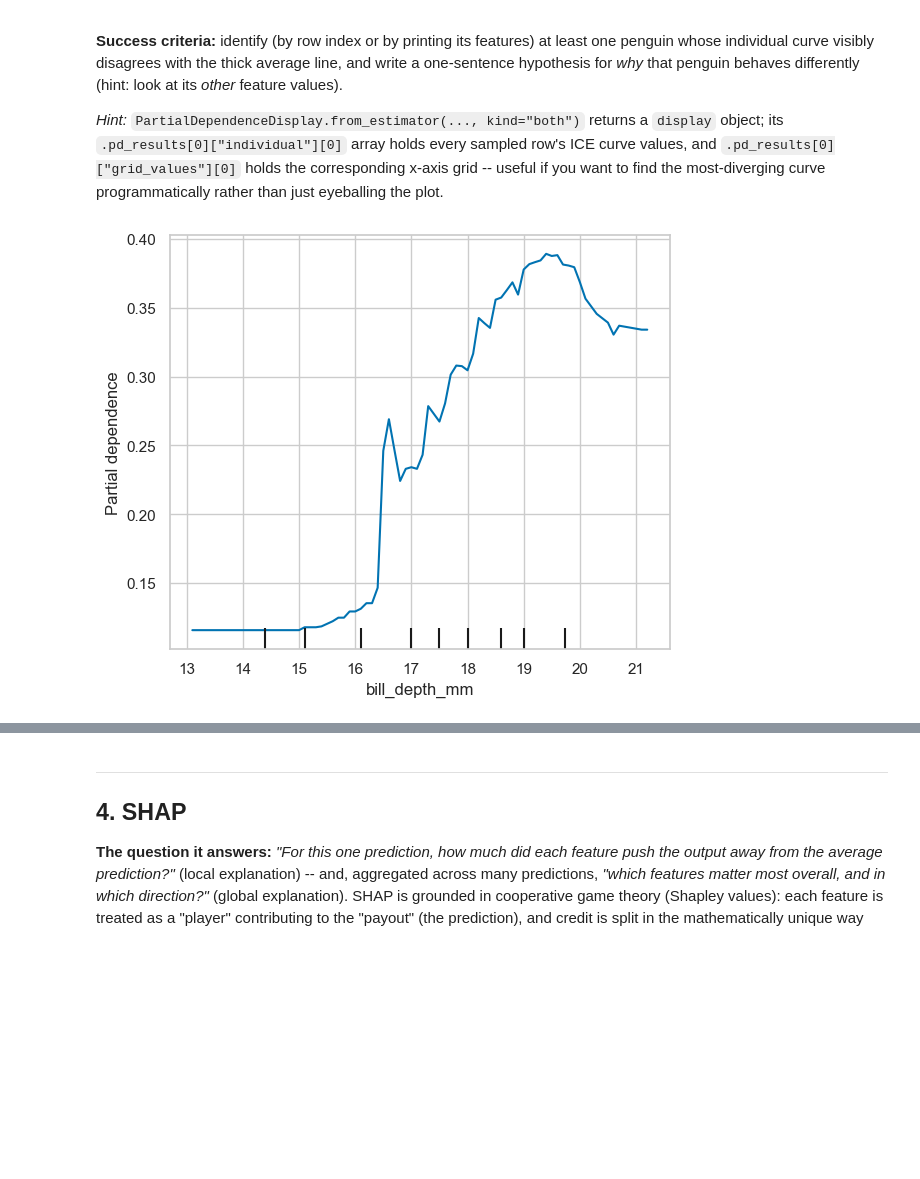
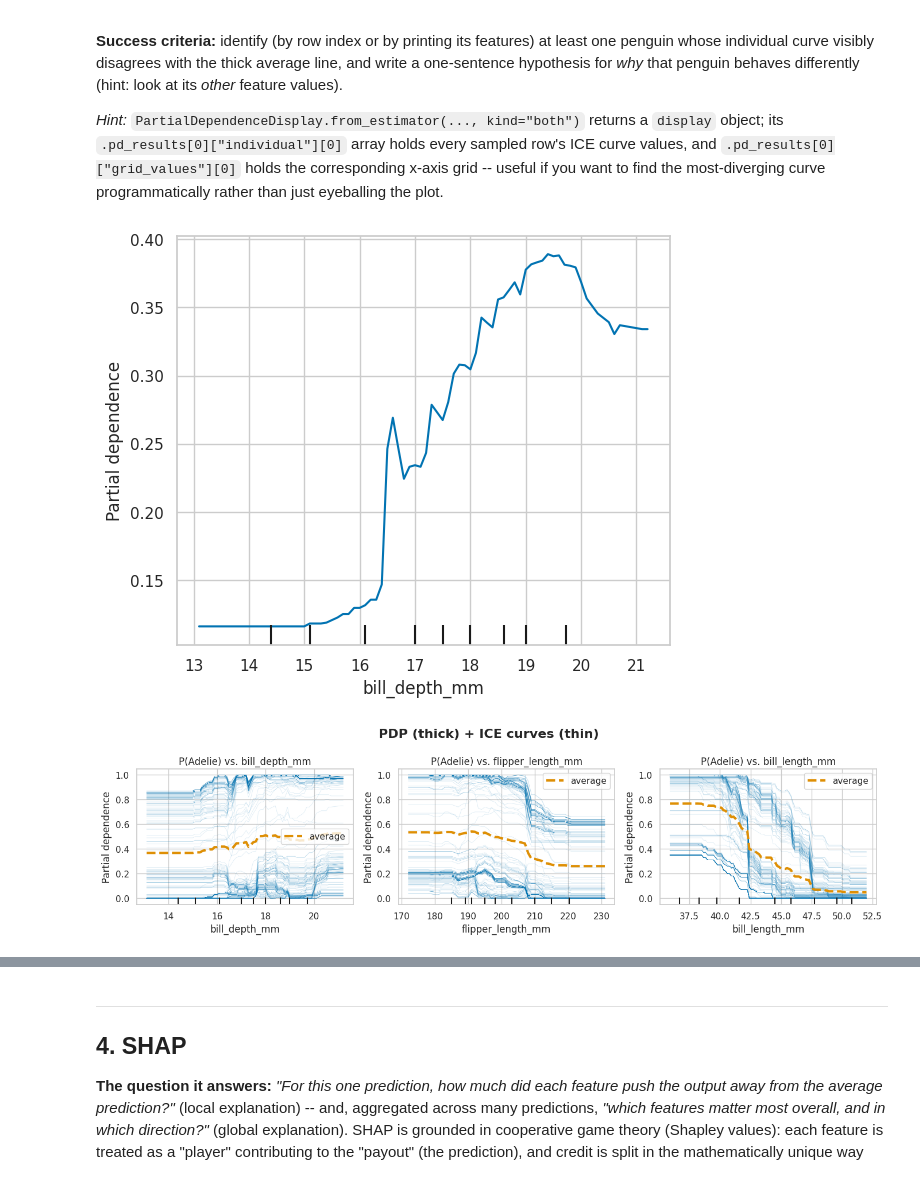
Before and after one commit to RaulPenagos/xai-weather-workshop, a Jupyter notebook: 01_classic_xai.ipynb, the cells around one changed output, grey strips where cells are left out. Drawn from its saved outputs; the diff is of its cells as text; code cells hidden in the pictures; blank space fills up the shorter version.

```diff
--- a/01_classic_xai.ipynb
+++ b/01_classic_xai.ipynb
@@ -566,20 +577,41 @@ most-diverging curve programmatically rather than just eyeballing the plot.
 # %%
 # TODO(exercise 3): plot PDP+ICE (kind="both") for "bill_depth_mm" the same
 # way as the flipper_length_mm example above, then find an individual
 # penguin (a single ICE line) whose curve diverges from the average PDP
 # line. Print that penguin's row from X_train to see what makes it unusual.
 
 # Starter scaffold (already runs as-is) -- extend it below:
 fig, ax = plt.subplots(figsize=(6, 5))
 PartialDependenceDisplay.from_estimator(
     rf_model,
     X_train,
     ["bill_depth_mm"],
     target="Chinstrap",
     kind="average",  # TODO: change to "both" once you're ready to see ICE curves
     ax=ax,
 )
 plt.tight_layout()
 plt.show()
+
+fig, axes = plt.subplots(1, 3, figsize=(18/1.3, 5/1.3))
+features = ["bill_depth_mm", "flipper_length_mm", "bill_length_mm"]
+
+for i, feature in enumerate(features):
+    PartialDependenceDisplay.from_estimator(
+        rf_model,
+        X_train,
+        [feature],
+        target="Adelie",
+        kind="both",
+        ax=axes[i],
+        ice_lines_kw={"color": "C0", "alpha": 0.15},
+        pd_line_kw={"color": "C1", "linewidth": 3},
+    )
+    axes[i].set_title(f"P(Adelie) vs. {feature}")
+
+fig.suptitle("PDP (thick) + ICE curves (thin)", fontsize=16, fontweight="bold")
+plt.tight_layout()
+plt.show()
 # %% [output]
-[figure, old version]
+[figure, new version]
+[figure, added]
```
Also changed, not shown: parts of 13 cells of this notebook.
